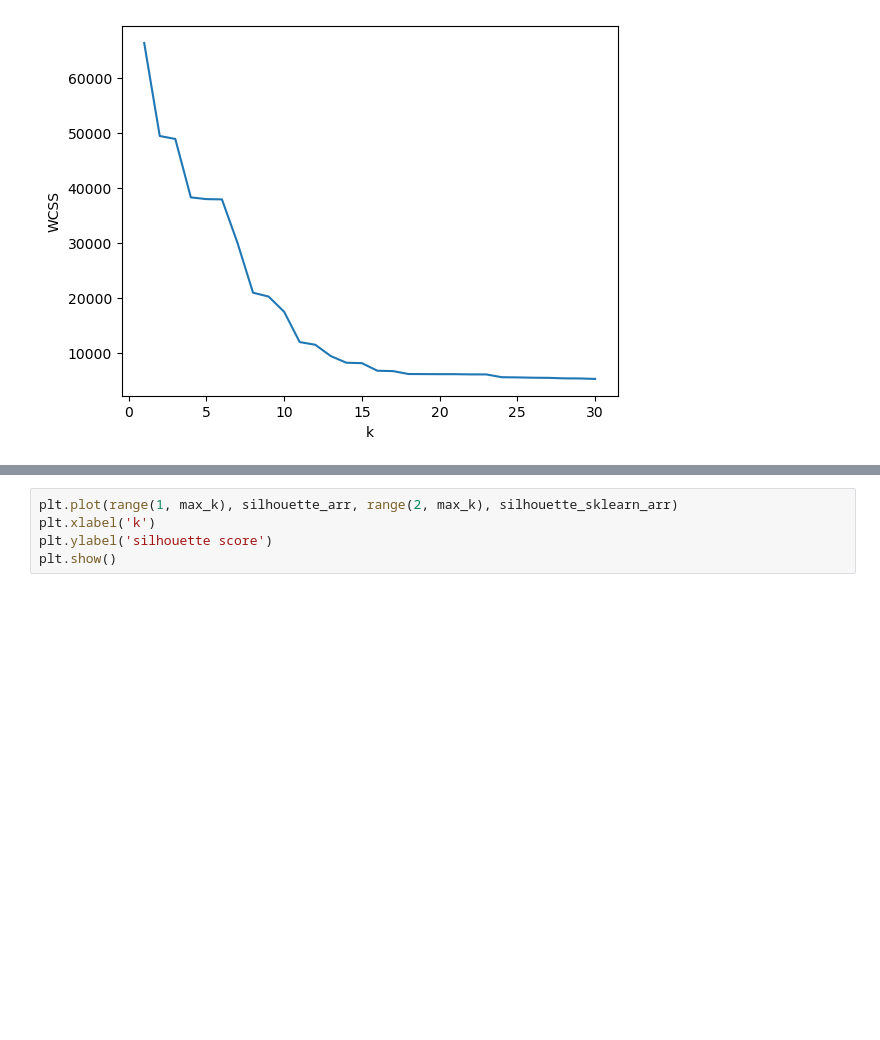
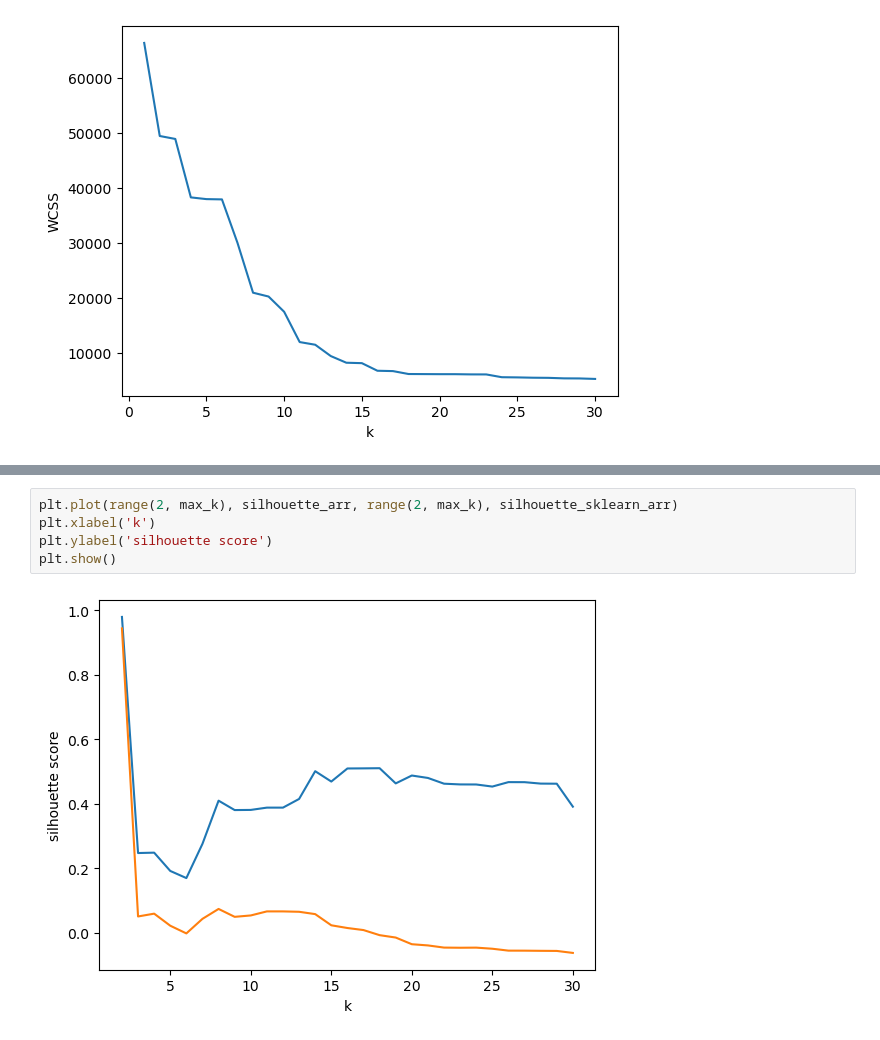
Before and after one commit to svcheng/CSMODEL-Project, a Jupyter notebook: CSMODEL-Project-S11-Group2/project.ipynb, the cells around one changed output, grey strips where cells are left out. Saved outputs shown, nothing was run; the diff lists cells and outputs as text; blank space fills up the shorter version.

```diff
--- a/CSMODEL-Project-S11-Group2/project.ipynb
+++ b/CSMODEL-Project-S11-Group2/project.ipynb
@@ -586,5 +627,7 @@ silhouette_sklearn_arr
 # %%
-plt.plot(range(1, max_k), silhouette_arr, range(2, max_k), silhouette_sklearn_arr)
+plt.plot(range(2, max_k), silhouette_arr, range(2, max_k), silhouette_sklearn_arr)
 plt.xlabel('k')
 plt.ylabel('silhouette score')
 plt.show()
+# %% [output]
+[figure, added]
```
Also changed, not shown: parts of 8 cells of this notebook, 1 other file.
